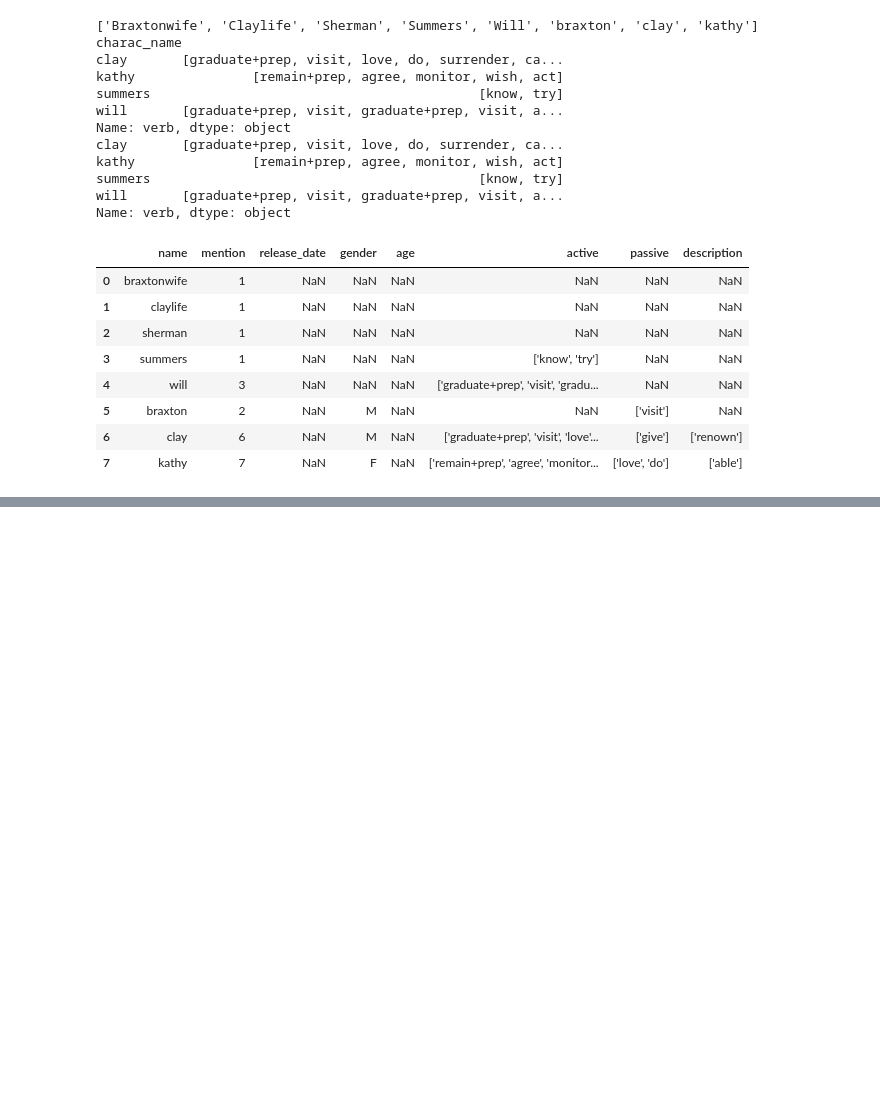
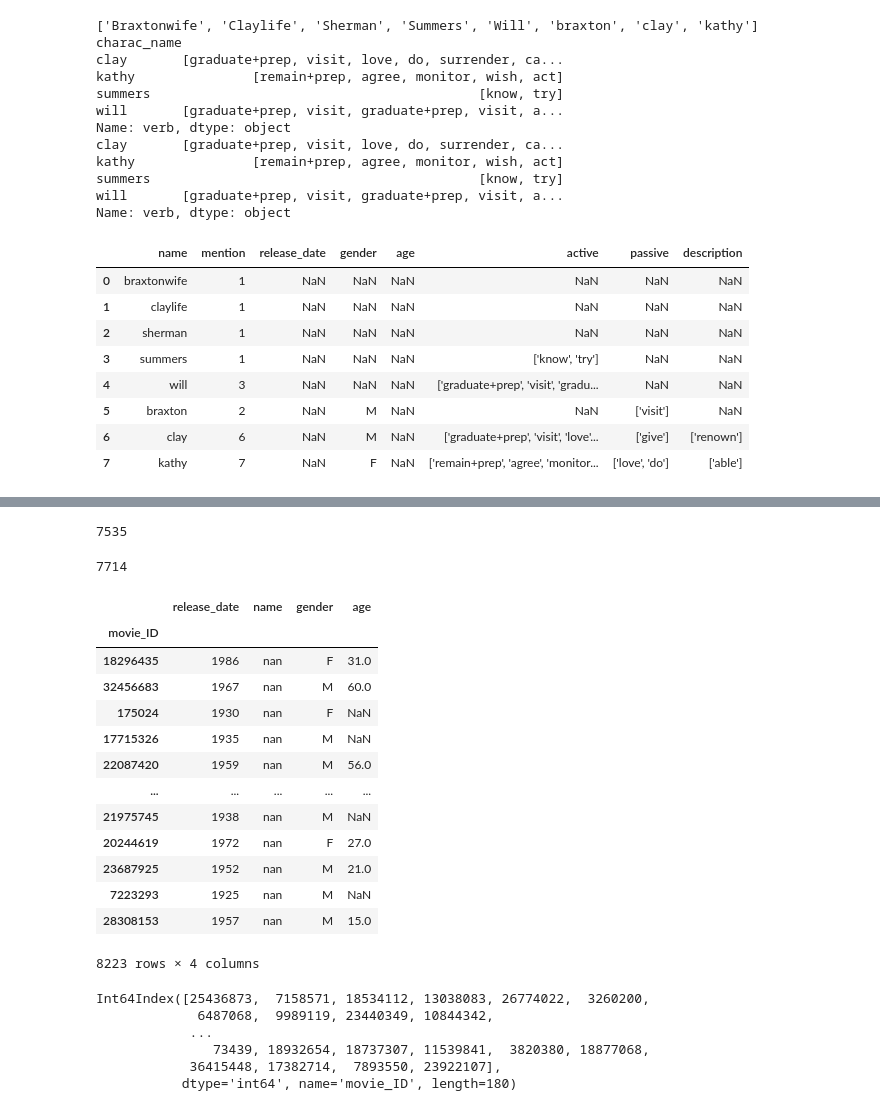
Before and after one commit to epfl-ada/ada-2022-project-error141, a Jupyter notebook: data_exploration_final.ipynb, the cells around one changed output, grey strips where cells are left out. Saved outputs shown, nothing was run; the diff lists cells and outputs as text; code cells hidden in the pictures; blank space fills up the shorter version.

```diff
--- a/data_exploration_final.ipynb
+++ b/data_exploration_final.ipynb
@@ -1362,0 +1381,34 @@ idx
+# %%
+len(merged_summary.index.intersection(character_metadata.index))
+# %% [output]
+7535
+# %%
+len(merged_summary.index)
+# %% [output]
+7714
+# %%
+remove_idx=(character_metadata[character_metadata.groupby('movie_ID').count().release_date == 1].index.intersection(merged_summary.index))
+# %% [output]
+|  | release_date | name | gender | age |
+| movie_ID |  |  |  |  |
+| 18296435 | 1986 | nan | F | 31.0 |
+| 32456683 | 1967 | nan | M | 60.0 |
+| 175024 | 1930 | nan | F | NaN |
+| 17715326 | 1935 | nan | M | NaN |
+| 22087420 | 1959 | nan | M | 56.0 |
+| ... | ... | ... | ... | ... |
+| 21975745 | 1938 | nan | M | NaN |
+| 20244619 | 1972 | nan | F | 27.0 |
+| 23687925 | 1952 | nan | M | 21.0 |
+| 7223293 | 1925 | nan | M | NaN |
+| 28308153 | 1957 | nan | M | 15.0 |
+8223 rows × 4 columns
+# %%
+remove_idx
+# %% [output]
+Int64Index([25436873,  7158571, 18534112, 13038083, 26774022,  3260200,
+             6487068,  9989119, 23440349, 10844342,
+            ...
+               73439, 18932654, 18737307, 11539841,  3820380, 18877068,
+            36415448, 17382714,  7893550, 23922107],
+           dtype='int64', name='movie_ID', length=180)
```
Also changed, not shown: parts of 16 cells of this notebook, 1 other file.
